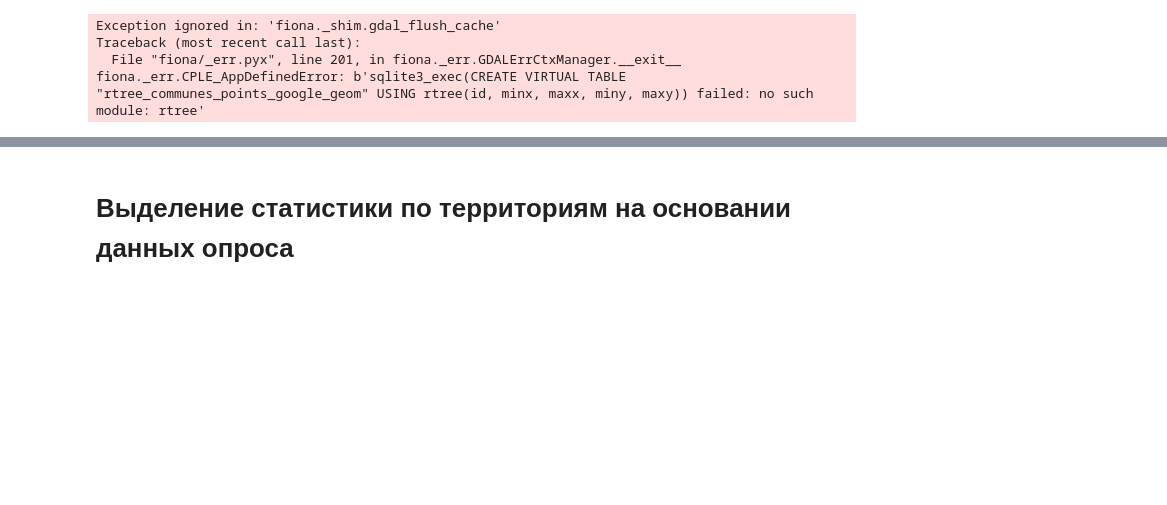
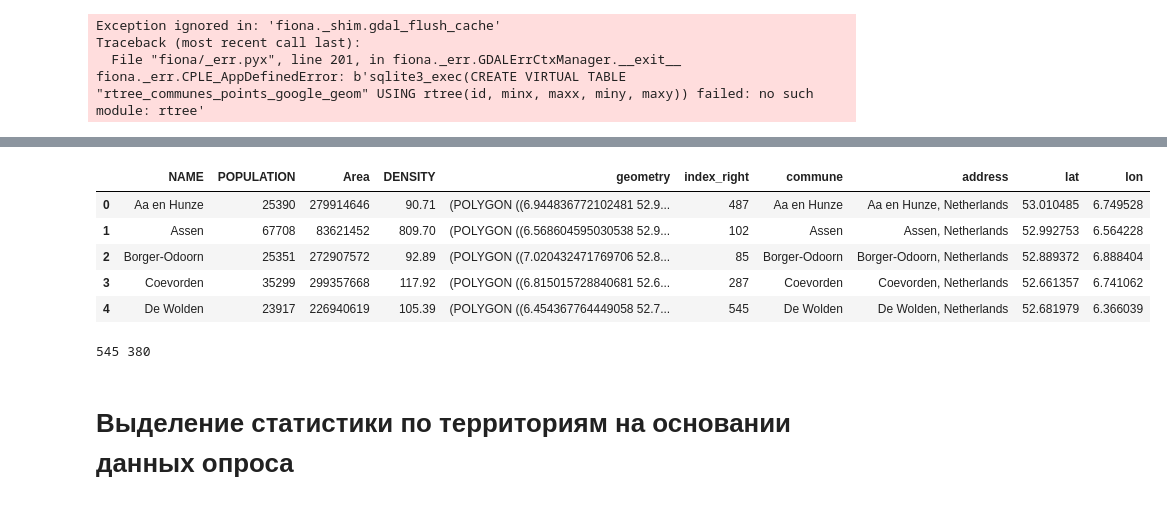
Before and after one commit to mtopnikov/NetherlandsCentralities, a Jupyter notebook: Data prerocessing.ipynb, the cells around one changed output, grey strips where cells are left out. Saved outputs shown, nothing was run; the diff lists cells and outputs as text; code cells hidden in the pictures; blank space fills up the shorter version.

```diff
--- a/Data prerocessing.ipynb
+++ b/Data prerocessing.ipynb
@@ -368,0 +448,16 @@ fiona._err.CPLE_AppDefinedError: b'sqlite3_exec(CREATE VIRTUAL TABLE "rtree_comm
+# %%
+fix_my_communes = {
+    'Wymbritseradiel' : [52.999456, 5.578561],
+    'Lemsterland' : [52.85, 5.716667],
+    'Wûnseradiel' : [53.1, 5.466667],
+    'Wvnseradiel' : [53.1, 5.466667],
+    'Skarsterlân' : [52.966667, 5.783333],
+    'Menarmeradiel' : [53.216667, 5.666667],
+    'Jacobswoude' : [52.2, 4.65],
+    'Harenkarspel' : [52.73, 4.75],
+    'Nissewaard' : [51.8283, 4.2792],
+    'SkarsterlGn' : [52.966667, 5.783333]
+}
+# %%
+geo_points_communes.loc[geo_points_communes.lat.isna(), 'lat'] = geo_points_communes.loc[geo_points_communes.lat.isna(), 'commune'].map(fix_my_communes).str[0]
+geo_points_communes.loc[geo_points_communes.lon.isna(), 'lon'] = geo_points_communes.loc[geo_points_communes.lon.isna(), 'commune'].map(fix_my_communes).str[1]
@@ -368,0 +470,9 @@ fiona._err.CPLE_AppDefinedError: b'sqlite3_exec(CREATE VIRTUAL TABLE "rtree_comm
+# %%
+geo_points_communes['lat'] = geo_points_communes['lat'].astype(float)
+geo_points_communes['lon'] = geo_points_communes['lon'].astype(float)
+# %%
+geo_points_communes = gpd.GeoDataFrame(geo_points_communes,
+                                       crs = {'init' : 'epsg:4326'},
+                                       geometry = [Point(xy) for xy in zip(geo_points_communes.lon, geo_points_communes.lat)])
+
+geo_points_communes.to_file('communes_points_google.gpkg', driver = 'GPKG')
@@ -368,0 +485,14 @@ fiona._err.CPLE_AppDefinedError: b'sqlite3_exec(CREATE VIRTUAL TABLE "rtree_comm
+# %%
+joined_communes = gpd.sjoin(communes_2018, geo_points_communes, how = 'left', op = 'intersects')
+joined_communes.head()
+# %% [output]
+|  | NAME | POPULATION | Area | DENSITY | geometry | index_right | commune | address | lat | lon |
+| 0 | Aa en Hunze | 25390 | 279914646 | 90.71 | (POLYGON ((6.944836772102481 52.9... | 487 | Aa en Hunze | Aa en Hunze, Netherlands | 53.010485 | 6.749528 |
+| 1 | Assen | 67708 | 83621452 | 809.70 | (POLYGON ((6.568604595030538 52.9... | 102 | Assen | Assen, Netherlands | 52.992753 | 6.564228 |
+| 2 | Borger-Odoorn | 25351 | 272907572 | 92.89 | (POLYGON ((7.020432471769706 52.8... | 85 | Borger-Odoorn | Borger-Odoorn, Netherlands | 52.889372 | 6.888404 |
+| 3 | Coevorden | 35299 | 299357668 | 117.92 | (POLYGON ((6.815015728840681 52.6... | 287 | Coevorden | Coevorden, Netherlands | 52.661357 | 6.741062 |
+| 4 | De Wolden | 23917 | 226940619 | 105.39 | (POLYGON ((6.454367764449058 52.7... | 545 | De Wolden | De Wolden, Netherlands | 52.681979 | 6.366039 |
+# %%
+print(len(joined_communes), len(communes_2018))
+# %% [output]
+545 380
```
Also changed, not shown: parts of 45 cells of this notebook, 7 other files.
